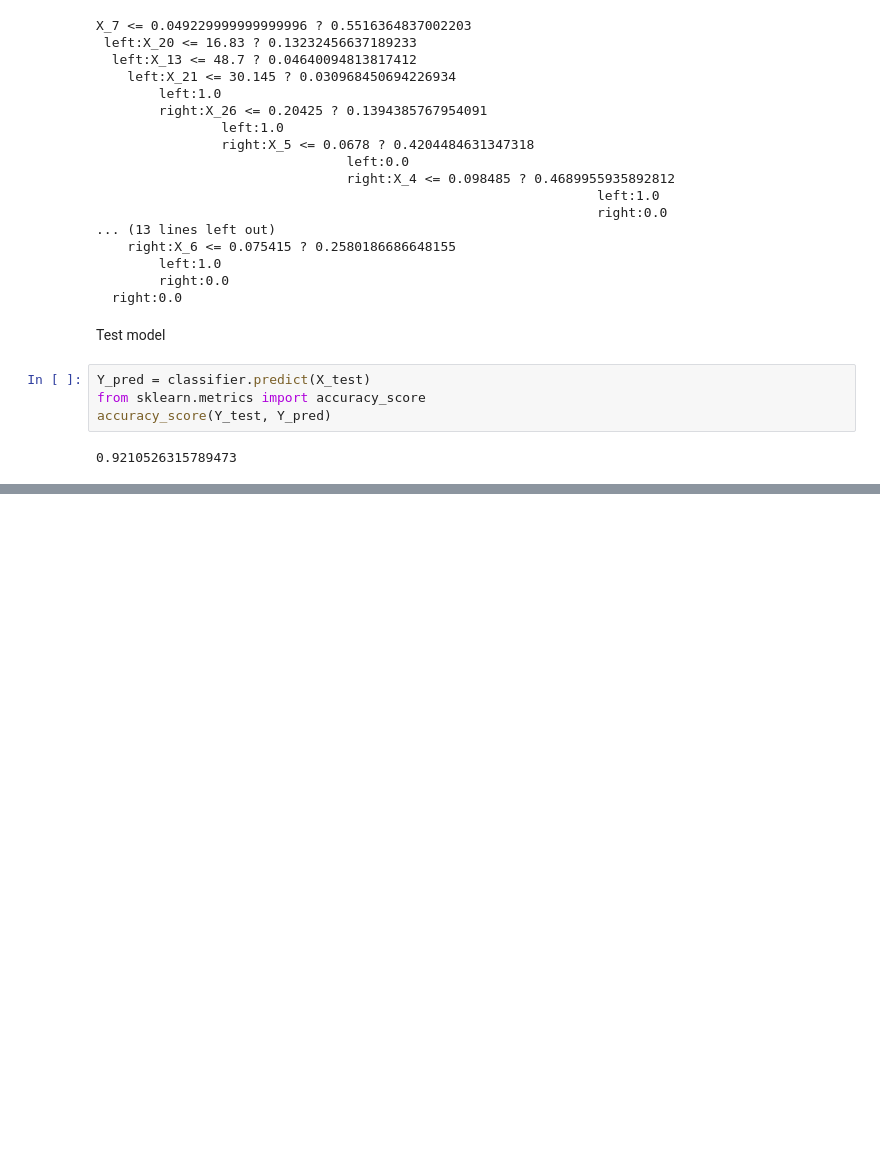
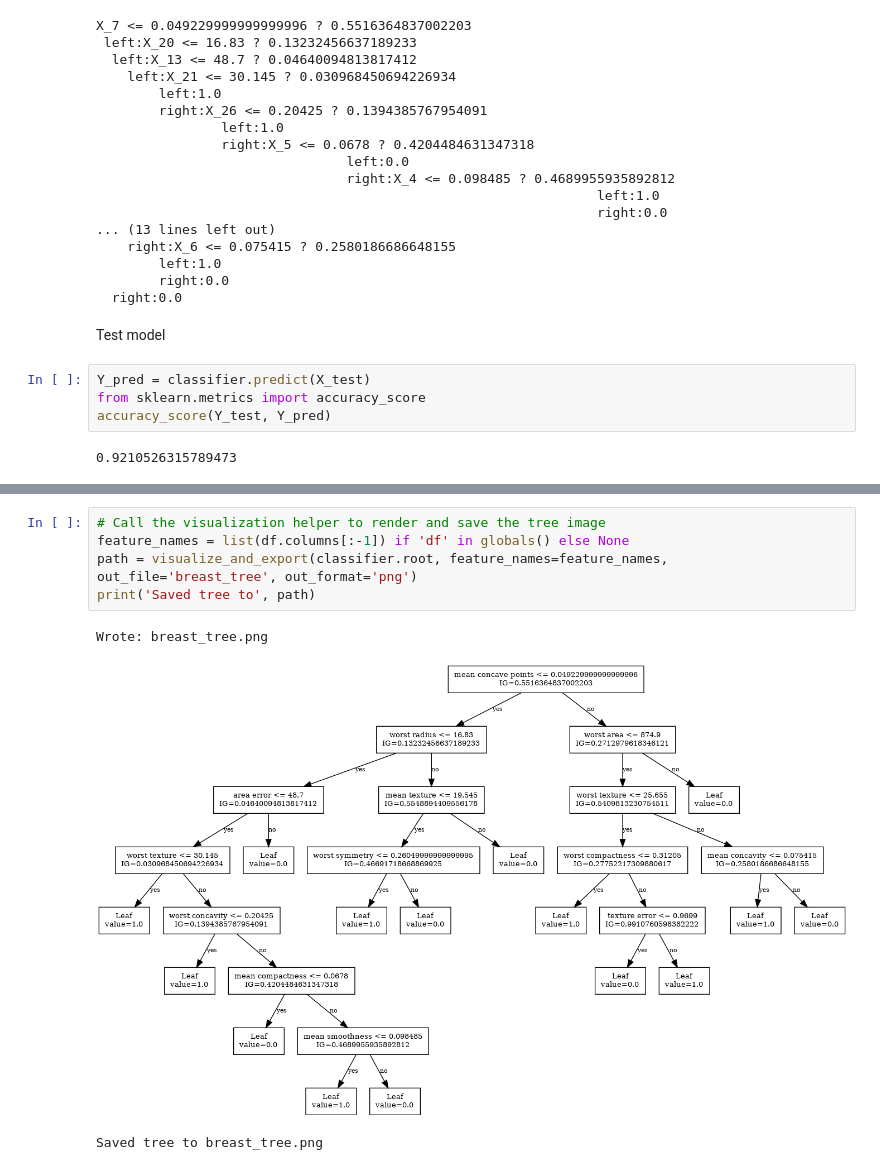
Before and after one commit to yaseen20051/Into-ML, a Jupyter notebook: BreastCancer.ipynb, the cells around one changed output, grey strips where cells are left out. Drawn from its saved outputs; the diff is of its cells as text; blank space fills up the shorter version.

Commit message:
BreastCancer_executed

```diff
--- a/BreastCancer.ipynb
+++ b/BreastCancer.ipynb
@@ -207,0 +280,9 @@ accuracy_score(Y_test, Y_pred)
+# %%
+# Call the visualization helper to render and save the tree image
+feature_names = list(df.columns[:-1]) if 'df' in globals() else None
+path = visualize_and_export(classifier.root, feature_names=feature_names, out_file='breast_tree', out_format='png')
+print('Saved tree to', path)
+# %% [output]
+Wrote: breast_tree.png
+[figure, added]
+Saved tree to breast_tree.png
```
Also changed, not shown: parts of 1 cell of this notebook.
